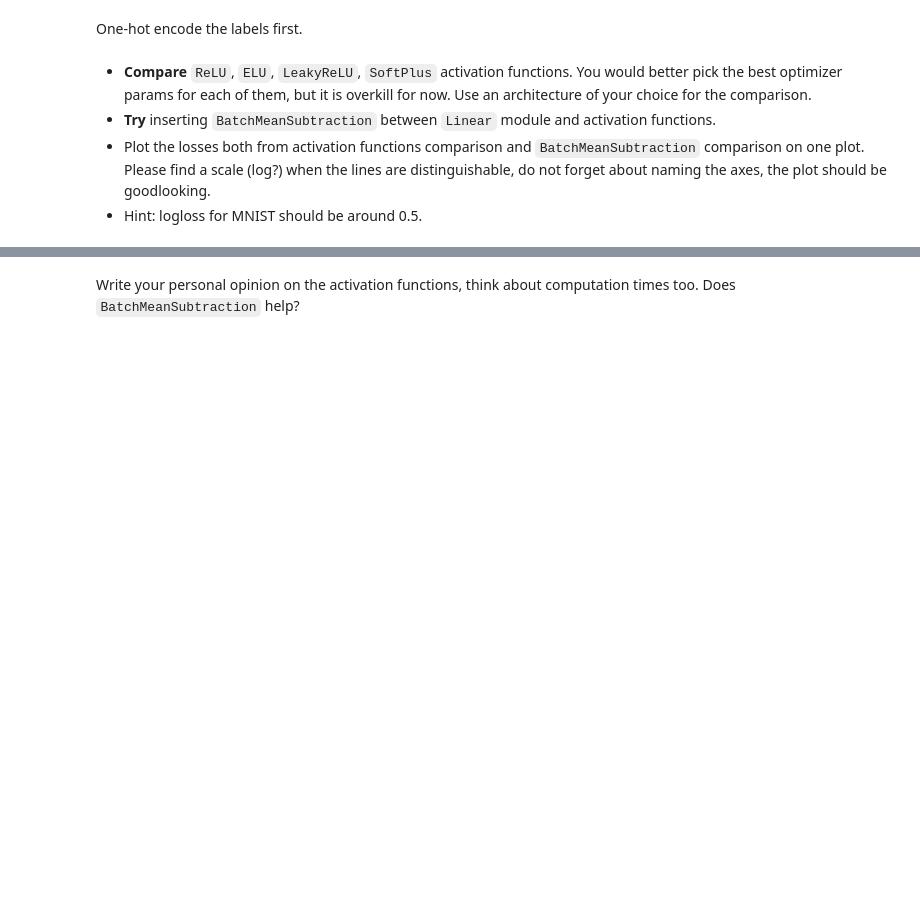
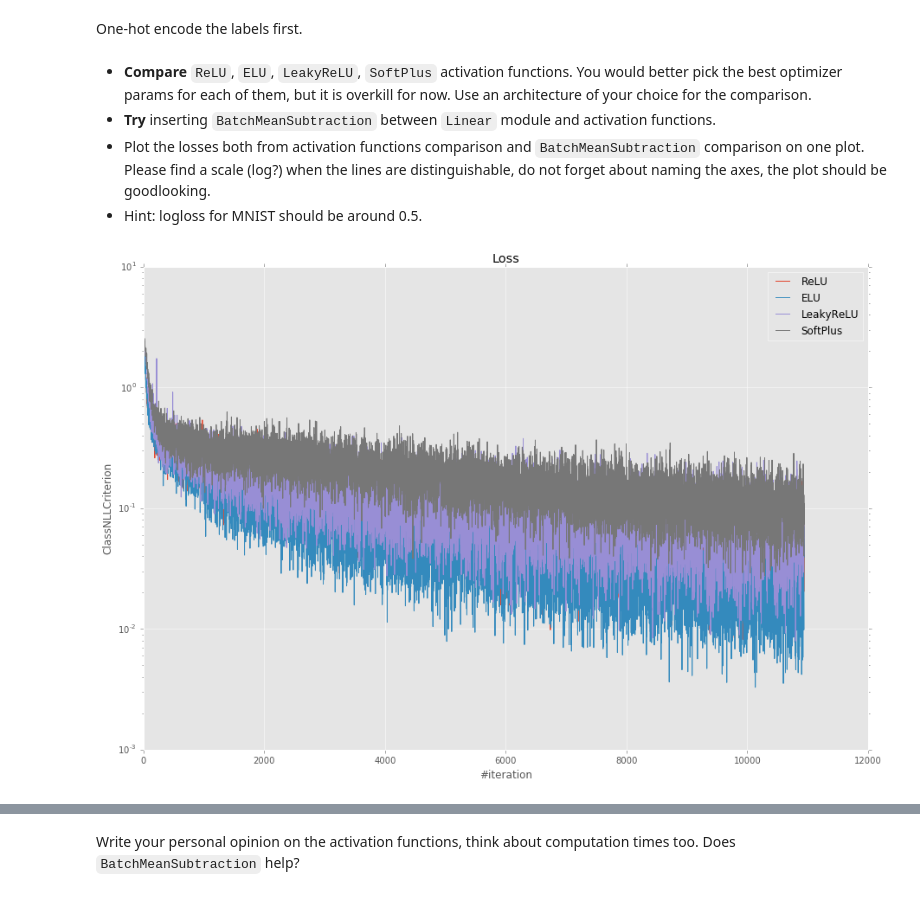
Before and after one commit to Aelphy/skoltech, a Jupyter notebook: term4/nn/ass3/HW3_main.ipynb, the cells around one changed output, grey strips where cells are left out. Saved outputs shown, nothing was run; the diff lists cells and outputs as text; code cells hidden in the pictures; blank space fills up the shorter version.

```diff
--- a/term4/nn/ass3/HW3_main.ipynb
+++ b/term4/nn/ass3/HW3_main.ipynb
@@ -197,3 +208,8 @@ One-hot encode the labels first.
+# %%
+from sklearn.preprocessing import OneHotEncoder
+
+enc = OneHotEncoder()
+one_hot_y = enc.fit_transform(y.reshape(-1, 1)).todense()
 # %% [markdown]
 - **Compare** `ReLU`, `ELU`, `LeakyReLU`, `SoftPlus` activation functions.
 You would better pick the best optimizer params for each of them, but it is overkill for now. Use an architecture of your choice for the comparison.
@@ -204,0 +269,18 @@ You would better pick the best optimizer params for each of them, but it is over
+# %%
+nonlinearities = [ReLU, ELU, LeakyReLU, SoftPlus]
+
+plt.figure(figsize=(15, 10))
+plt.title("Loss")
+plt.xlabel("#iteration")
+plt.ylabel(str(criterion))
+
+nets = build_networks(X.shape[1], nonlinearities)
+
+for i, loss in enumerate(test_nets(X, one_hot_y, nets)):
+    plt.plot(np.arange(loss.size), loss, label = str(nonlinearities[i]()))
+
+plt.yscale('log')
+plt.legend(loc='best')
+plt.show()
+# %% [output]
+[figure, added]
```
Also changed, not shown: parts of 20 cells of this notebook, 4 other files.
